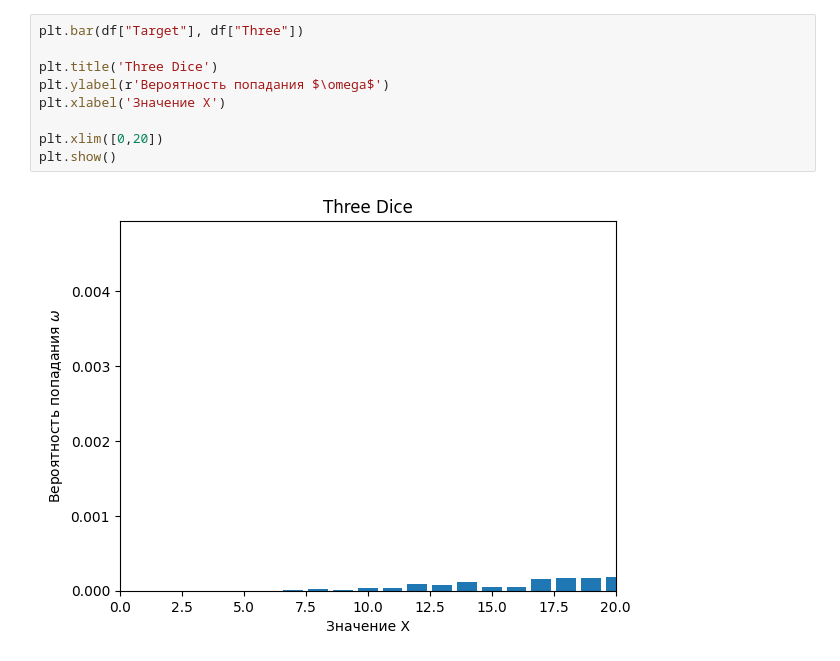
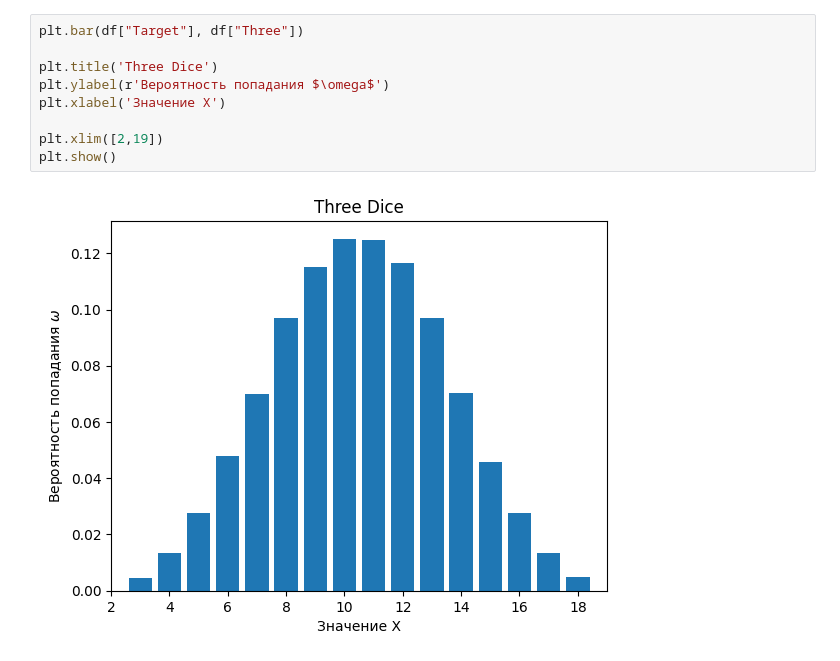
Before and after one commit to zergomora/cppsem3-lab01, a Jupyter notebook: handle.ipynb, the cells around one changed output. Cells and saved outputs as stored; diff of their text form.

Commit message:
Fixed ThreePool graph

```diff
--- a/handle.ipynb
+++ b/handle.ipynb
@@ -34,14 +34,14 @@ plt.show()
 # %%
 plt.bar(df["Target"], df["Three"])
 
 plt.title('Three Dice')
 plt.ylabel(r'Вероятность попадания $\omega$')
 plt.xlabel('Значение X')
 
-plt.xlim([0,20])
+plt.xlim([2,19])
 plt.show()
 # %% [output]
-[figure, old version]
+[figure, new version]
 # %%
 plt.bar(df["Target"], df["Penalty"], label="Penalty")
 plt.bar(df["Target"], df["Bonus"], label="Bonus")
```
Also changed, not shown: parts of 4 cells of this notebook, 1 other file.
